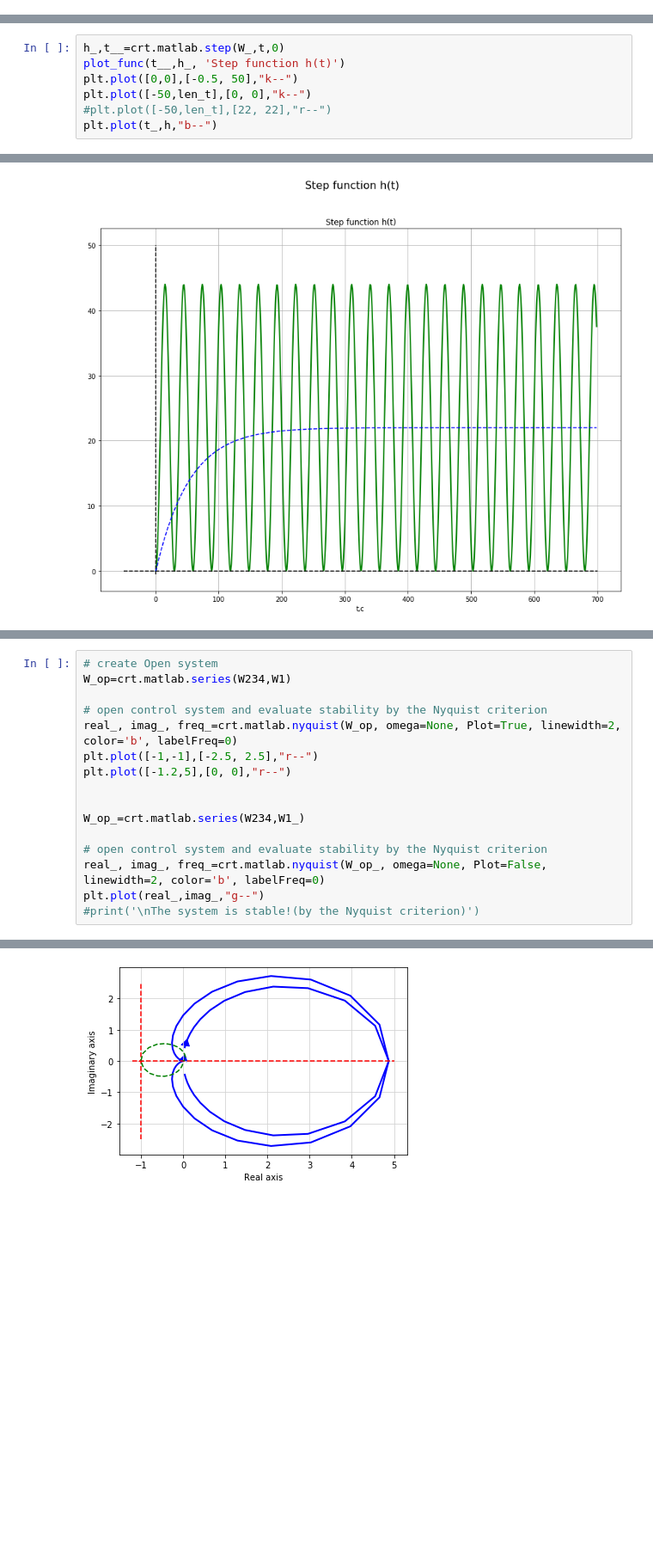
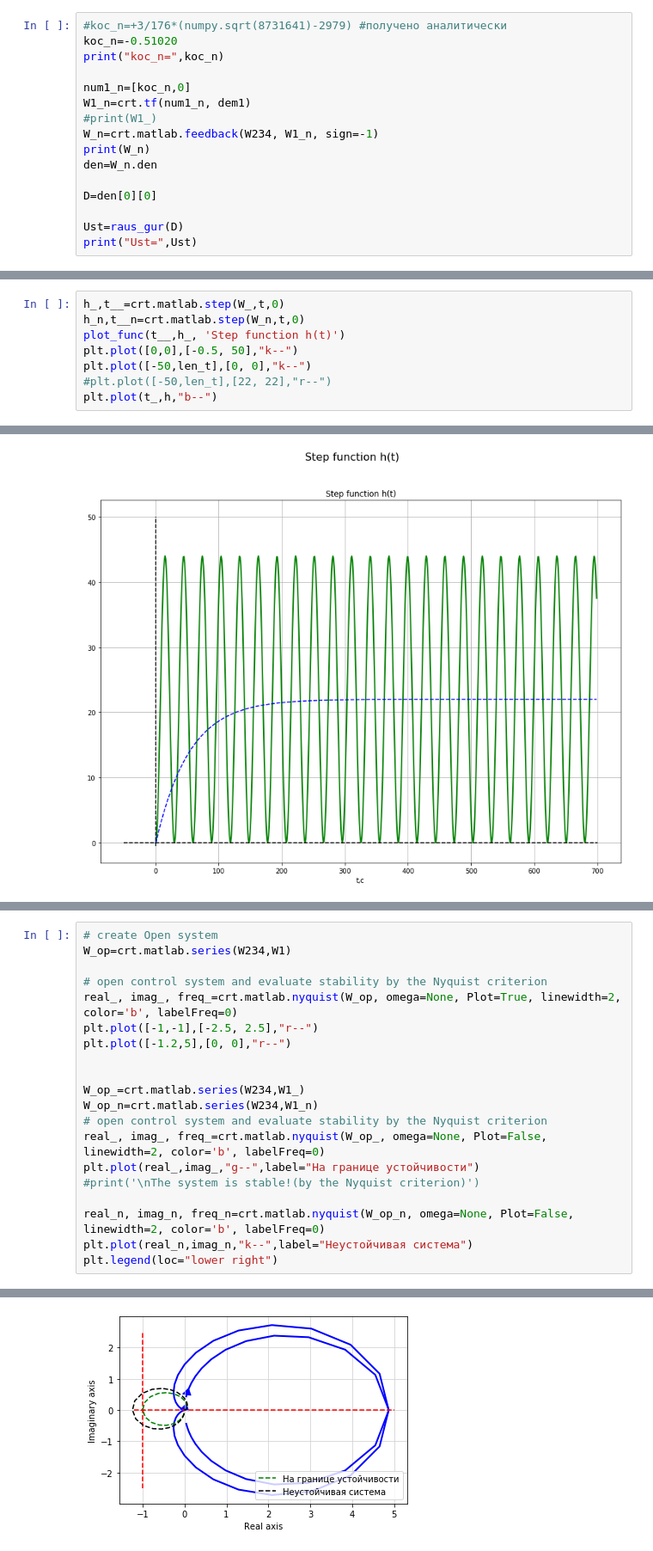
Before and after one commit to OopsKernelPanic/control-systems-engineering-labs, a Jupyter notebook: lab_2_tau.ipynb, the cells around one changed output, grey strips where cells are left out. Shown: that part at 86% size. Saved outputs shown, nothing was run; the diff lists cells and outputs as text; blank space fills up the shorter version.

```diff
--- a/lab_2_tau.ipynb
+++ b/lab_2_tau.ipynb
@@ -194,3 +221,19 @@ l= 0.5
 M0= -8.79296635503124e-13
 m= 0.5
 Ust= 0.75
+# %%
+#koc_n=+3/176*(numpy.sqrt(8731641)-2979) #получено аналитически
+koc_n=-0.51020
+print("koc_n=",koc_n)
+
+num1_n=[koc_n,0]
+W1_n=crt.tf(num1_n, dem1)
+#print(W1_)
+W_n=crt.matlab.feedback(W234, W1_n, sign=-1)
+print(W_n)
+den=W_n.den
+
+D=den[0][0]
+
+Ust=raus_gur(D)
+print("Ust=",Ust)
@@ -206,6 +262,7 @@ plt.plot([-50,len_t],[0, 0],"k--")
 [figure]
 # %%
 h_,t__=crt.matlab.step(W_,t,0)
+h_n,t__n=crt.matlab.step(W_n,t,0)
 plot_func(t__,h_, 'Step function h(t)')
 plt.plot([0,0],[-0.5, 50],"k--")
 plt.plot([-50,len_t],[0, 0],"k--")
@@ -264,9 +324,13 @@ plt.plot([-1.2,5],[0, 0],"r--")
 
 
 W_op_=crt.matlab.series(W234,W1_)
-
+W_op_n=crt.matlab.series(W234,W1_n)
 # open control system and evaluate stability by the Nyquist criterion
 real_, imag_, freq_=crt.matlab.nyquist(W_op_, omega=None, Plot=False, linewidth=2, color='b', labelFreq=0)
-plt.plot(real_,imag_,"g--")
+plt.plot(real_,imag_,"g--",label="На границе устойчивости")
 #print('\nThe system is stable!(by the Nyquist criterion)')
+
+real_n, imag_n, freq_n=crt.matlab.nyquist(W_op_n, omega=None, Plot=False, linewidth=2, color='b', labelFreq=0)
+plt.plot(real_n,imag_n,"k--",label="Неустойчивая система")
+plt.legend(loc="lower right")
 # %% [output]
@@ -274 +338 @@ plt.plot(real_,imag_,"g--")
-[figure, old version]
+[figure, new version]
```
Also changed, not shown: parts of 14 cells of this notebook.
